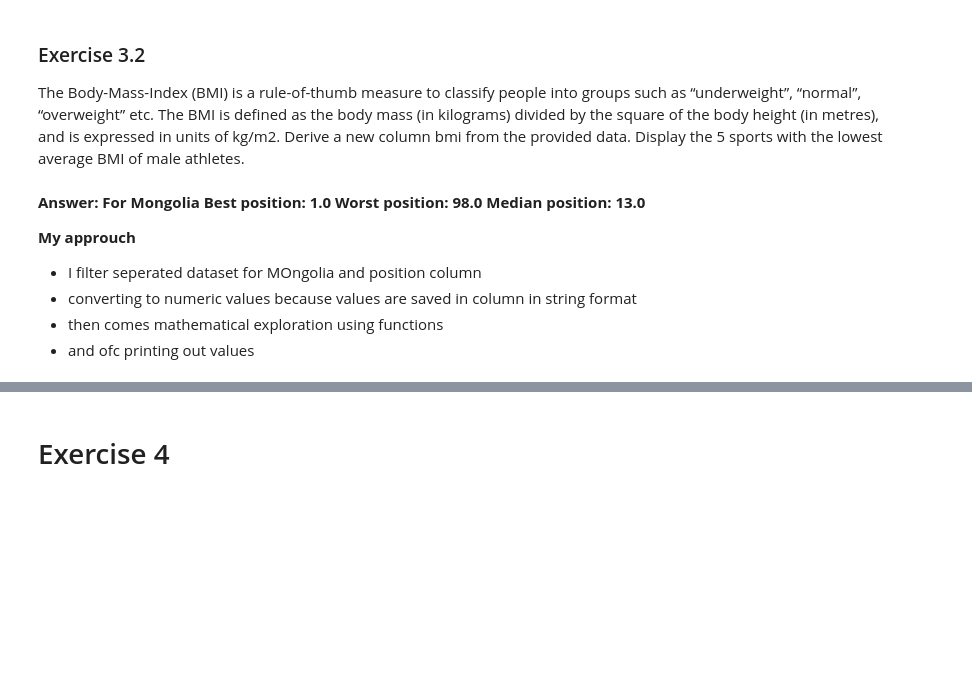
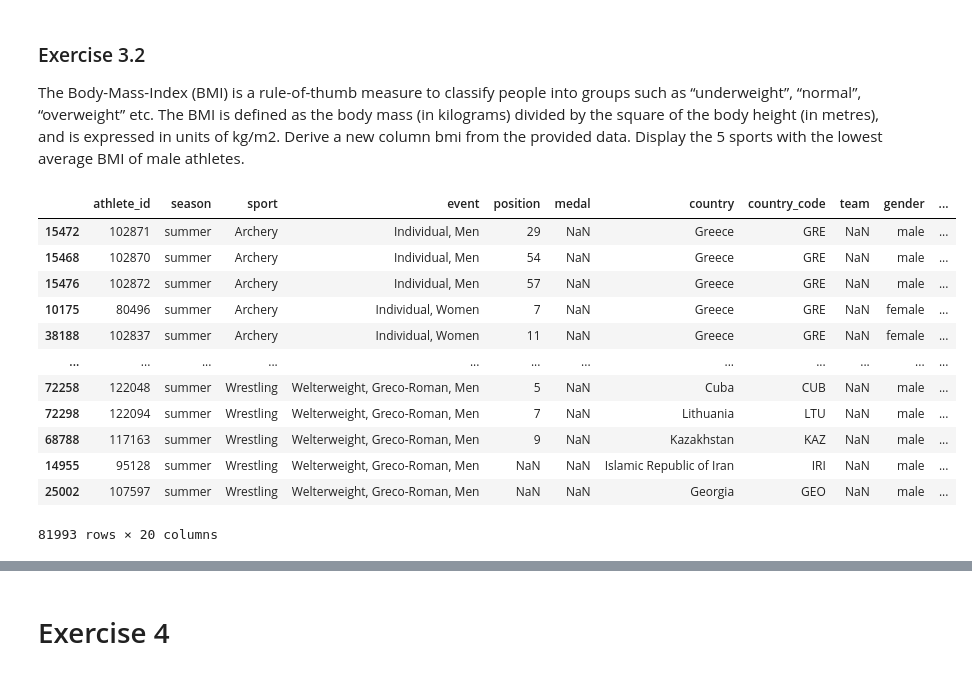
Before and after one commit to Metaphysicist1/Olympion, a Jupyter notebook: scripts/01_load_process.ipynb, the cells around one changed output, grey strips where cells are left out. Drawn from its saved outputs; the diff is of its cells as text; code cells hidden in the pictures; blank space fills up the shorter version.

```diff
--- a/scripts/01_load_process.ipynb
+++ b/scripts/01_load_process.ipynb
@@ -674,12 +684,21 @@ The Body-Mass-Index (BMI) is a rule-of-thumb measure to classify people into gro
 divided by the square of the body height (in metres), and is expressed in units of kg/m2. Derive
 a new column bmi from the provided data. Display the 5 sports with the lowest average BMI of
 male athletes.
-# %% [markdown]
-**Answer: For Mongolia Best position: 1.0 Worst position: 98.0 Median position: 13.0**
-
-**My approuch**
-
-- I filter seperated dataset for MOngolia and position column
-- converting to numeric values because values are saved in column in string format
-- then comes mathematical exploration using functions
-- and ofc printing out values
+# %%
+df_bmi = df.copy()
+# %%
+df_bmi
+# %% [output]
+|  | athlete_id | season | sport | event | position | medal | country | country_code | team | gender | ... |
+| 15472 | 102871 | summer | Archery | Individual, Men | 29 | NaN | Greece | GRE | NaN | male | ... |
+| 15468 | 102870 | summer | Archery | Individual, Men | 54 | NaN | Greece | GRE | NaN | male | ... |
+| 15476 | 102872 | summer | Archery | Individual, Men | 57 | NaN | Greece | GRE | NaN | male | ... |
+| 10175 | 80496 | summer | Archery | Individual, Women | 7 | NaN | Greece | GRE | NaN | female | ... |
+| 38188 | 102837 | summer | Archery | Individual, Women | 11 | NaN | Greece | GRE | NaN | female | ... |
+| ... | ... | ... | ... | ... | ... | ... | ... | ... | ... | ... | ... |
+| 72258 | 122048 | summer | Wrestling | Welterweight, Greco-Roman, Men | 5 | NaN | Cuba | CUB | NaN | male | ... |
+| 72298 | 122094 | summer | Wrestling | Welterweight, Greco-Roman, Men | 7 | NaN | Lithuania | LTU | NaN | male | ... |
+| 68788 | 117163 | summer | Wrestling | Welterweight, Greco-Roman, Men | 9 | NaN | Kazakhstan | KAZ | NaN | male | ... |
+| 14955 | 95128 | summer | Wrestling | Welterweight, Greco-Roman, Men | NaN | NaN | Islamic Republic of Iran | IRI | NaN | male | ... |
+| 25002 | 107597 | summer | Wrestling | Welterweight, Greco-Roman, Men | NaN | NaN | Georgia | GEO | NaN | male | ... |
+81993 rows × 20 columns
```
Also changed, not shown: parts of 51 cells of this notebook, 4 other files.
